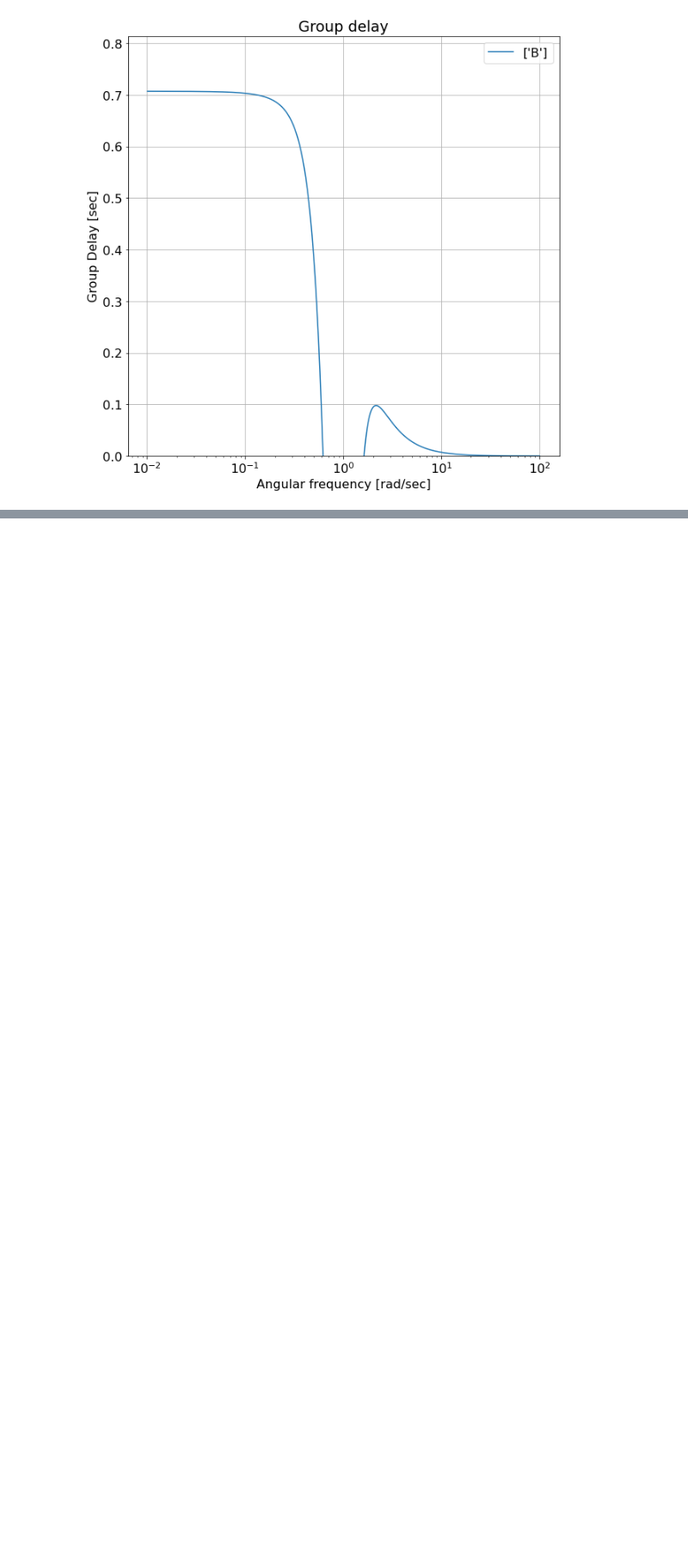
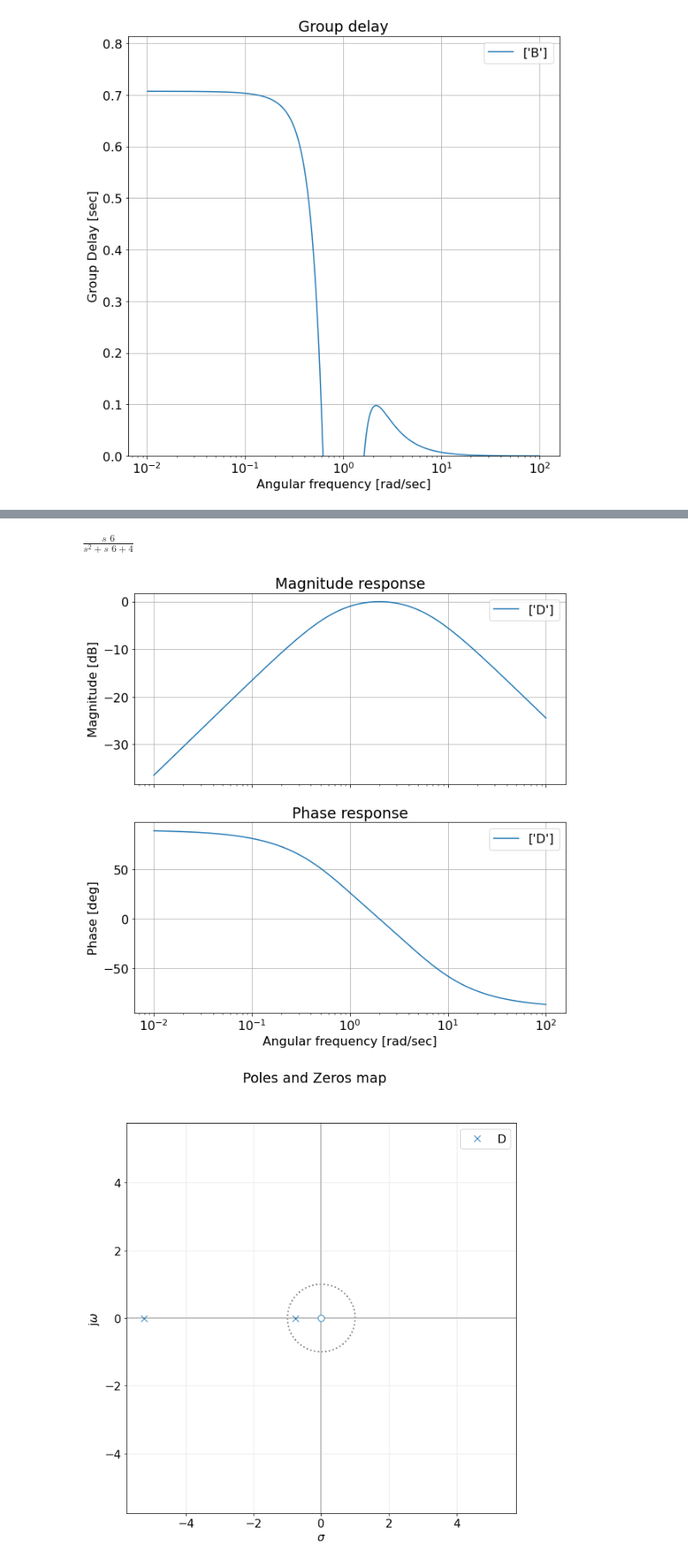
Before and after one commit to GiulianaRuffaUTN/TCII_FRBA_2022, a Jupyter notebook: TS5/Trabajo Semanal N5.ipynb, the cells around one changed output, grey strips where cells are left out. Shown at 86% size. Saved outputs shown, nothing was run; the diff lists cells and outputs as text; code cells hidden in the pictures; blank space fills up the shorter version.

```diff
--- a/TS5/Trabajo Semanal N5.ipynb
+++ b/TS5/Trabajo Semanal N5.ipynb
@@ -222,0 +245,39 @@ $\displaystyle \frac{s^2 +  16 }{s^2 + s \,\, 1.414 +   1 }$
+# %%
+# Módulos para Jupyter
+
+import numpy as np
+import matplotlib as mpl
+from matplotlib import pyplot as plt
+#%%  Inicialización de librerías
+# Setup inline graphics: Esto lo hacemos para que el tamaño de la salida,
+# sea un poco más adecuada al tamaño del documento
+mpl.rcParams['figure.figsize'] = (10,10)
+
+#%% Esto tiene que ver con cuestiones de presentación de los gráficos,
+# NO ES IMPORTANTE
+fig_sz_x = 14
+fig_sz_y = 13
+fig_dpi = 80 # dpi
+
+fig_font_family = 'Ubuntu'
+fig_font_size = 16
+
+plt.rcParams.update({'font.size':fig_font_size})
+plt.rcParams.update({'font.family':fig_font_family})
+
+
+# módulo de SciPy
+from scipy import signal as sig
+
+# un módulo adaptado a mis necesidades
+from splane import analyze_sys, pretty_print_bicuad_omegayq, pretty_print_lti
+
+num = np.array ([0, 6, 0 ])
+den = np.array ([1, 6, 4])
+
+rf = sig.TransferFunction(num,den)
+pretty_print_lti(rf)
+
+
+analyze_sys(rf, 'D')
+# %% [output]
@@ -222,0 +286,3 @@ $\displaystyle \frac{s^2 +  16 }{s^2 + s \,\, 1.414 +   1 }$
+$\displaystyle \frac{s \,\,   6 }{s^2 + s \,\,   6 +   4 }$
+[figure, added]
+[figure, added]
```
Also changed, not shown: parts of 25 cells of this notebook, 8 other files.
